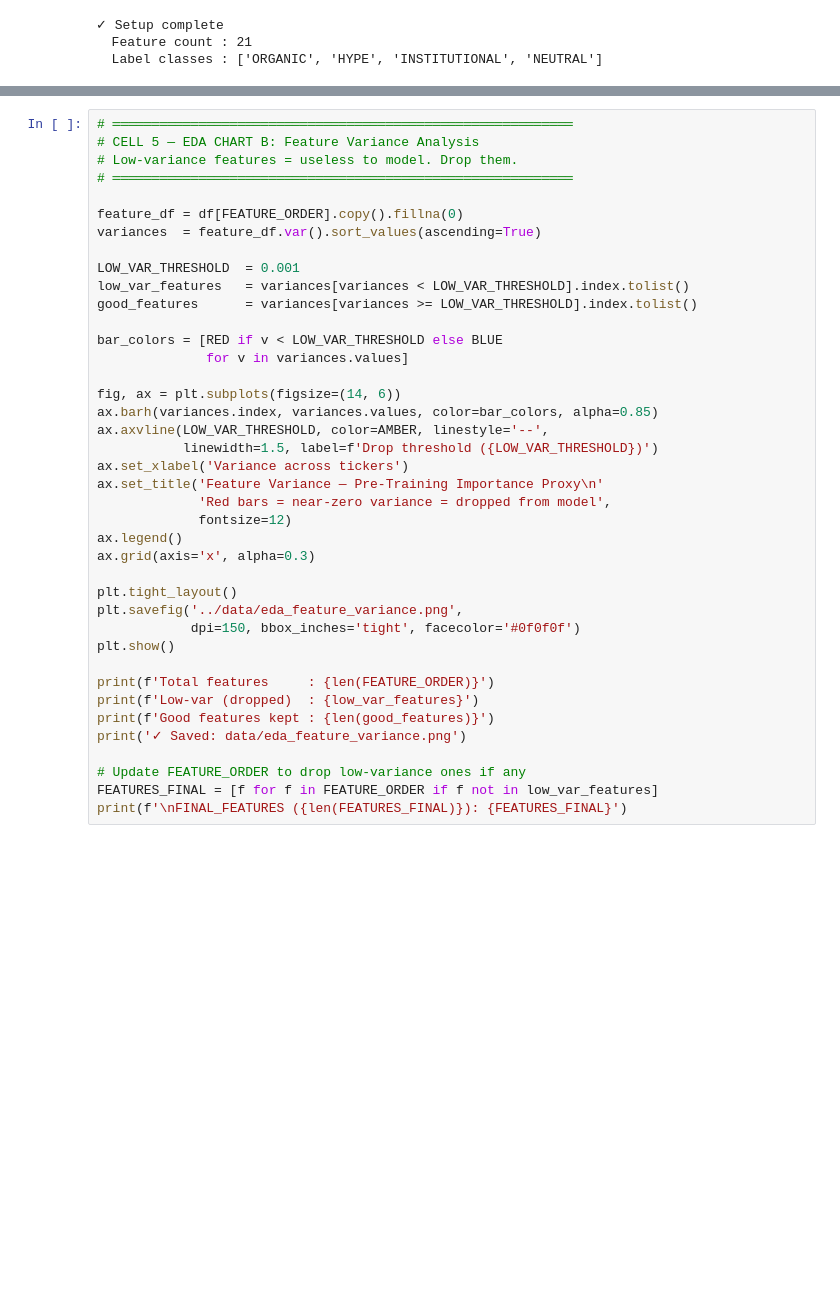
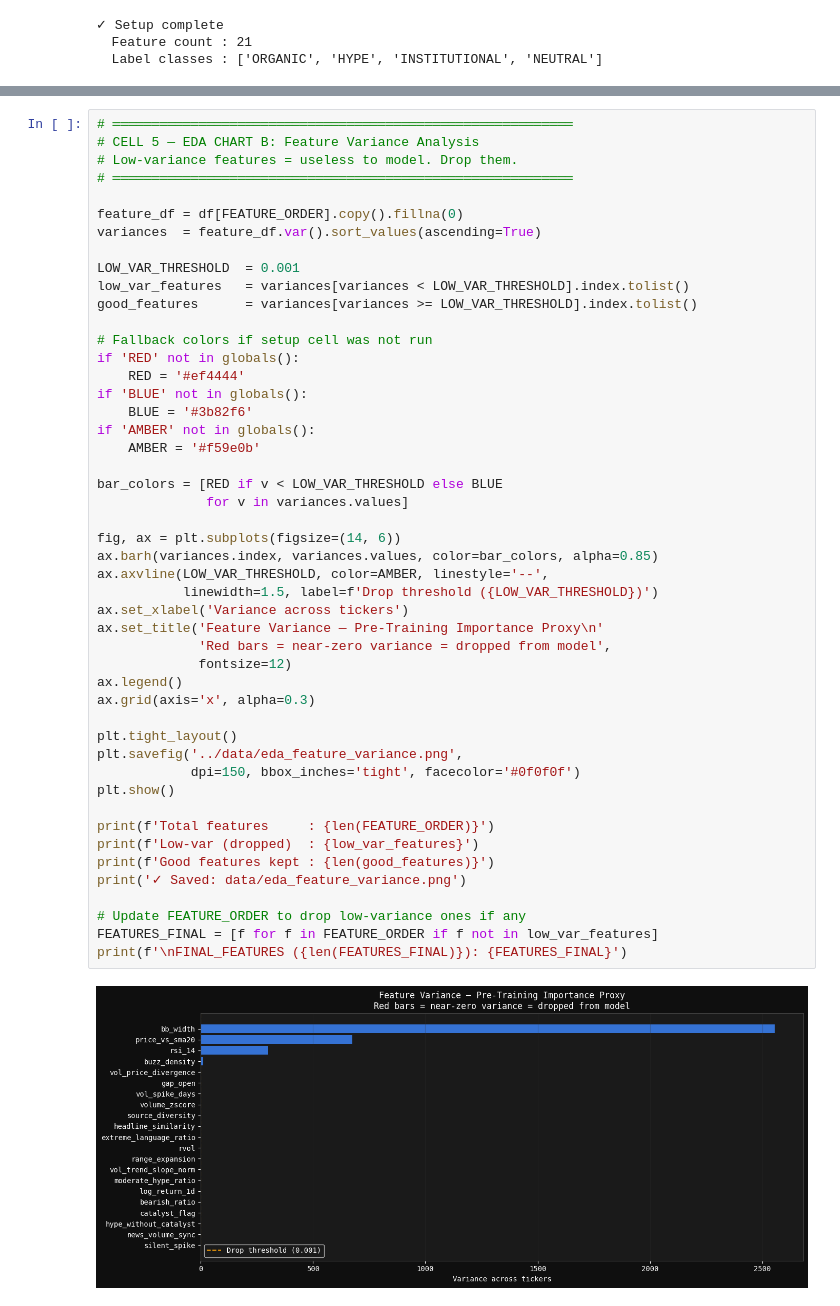
Before and after one commit to Ashiiish-88/HypeGuard, a Jupyter notebook: notebooks/02_Model_Training.ipynb, the cells around one changed output, grey strips where cells are left out. Drawn from its saved outputs; the diff is of its cells as text; blank space fills up the shorter version.

```diff
--- a/notebooks/02_Model_Training.ipynb
+++ b/notebooks/02_Model_Training.ipynb
@@ -367,31 +468,41 @@ variances  = feature_df.var().sort_values(ascending=True)
 LOW_VAR_THRESHOLD  = 0.001
 low_var_features   = variances[variances < LOW_VAR_THRESHOLD].index.tolist()
 good_features      = variances[variances >= LOW_VAR_THRESHOLD].index.tolist()
+
+# Fallback colors if setup cell was not run
+if 'RED' not in globals():
+    RED = '#ef4444'
+if 'BLUE' not in globals():
+    BLUE = '#3b82f6'
+if 'AMBER' not in globals():
+    AMBER = '#f59e0b'
 
 bar_colors = [RED if v < LOW_VAR_THRESHOLD else BLUE
               for v in variances.values]
 
 fig, ax = plt.subplots(figsize=(14, 6))
 ax.barh(variances.index, variances.values, color=bar_colors, alpha=0.85)
 ax.axvline(LOW_VAR_THRESHOLD, color=AMBER, linestyle='--',
            linewidth=1.5, label=f'Drop threshold ({LOW_VAR_THRESHOLD})')
 ax.set_xlabel('Variance across tickers')
 ax.set_title('Feature Variance — Pre-Training Importance Proxy\n'
              'Red bars = near-zero variance = dropped from model',
              fontsize=12)
 ax.legend()
 ax.grid(axis='x', alpha=0.3)
 
 plt.tight_layout()
 plt.savefig('../data/eda_feature_variance.png',
             dpi=150, bbox_inches='tight', facecolor='#0f0f0f')
 plt.show()
 
 print(f'Total features     : {len(FEATURE_ORDER)}')
 print(f'Low-var (dropped)  : {low_var_features}')
 print(f'Good features kept : {len(good_features)}')
 print('✓ Saved: data/eda_feature_variance.png')
 
 # Update FEATURE_ORDER to drop low-variance ones if any
 FEATURES_FINAL = [f for f in FEATURE_ORDER if f not in low_var_features]
 print(f'\nFINAL_FEATURES ({len(FEATURES_FINAL)}): {FEATURES_FINAL}')
+# %% [output]
+[figure, added]
```
Also changed, not shown: parts of 13 cells of this notebook, 3 other files.
